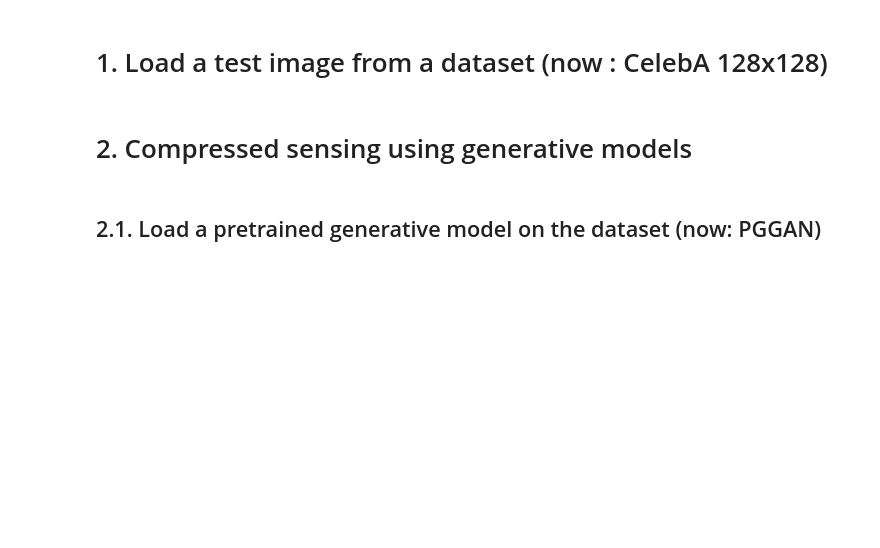
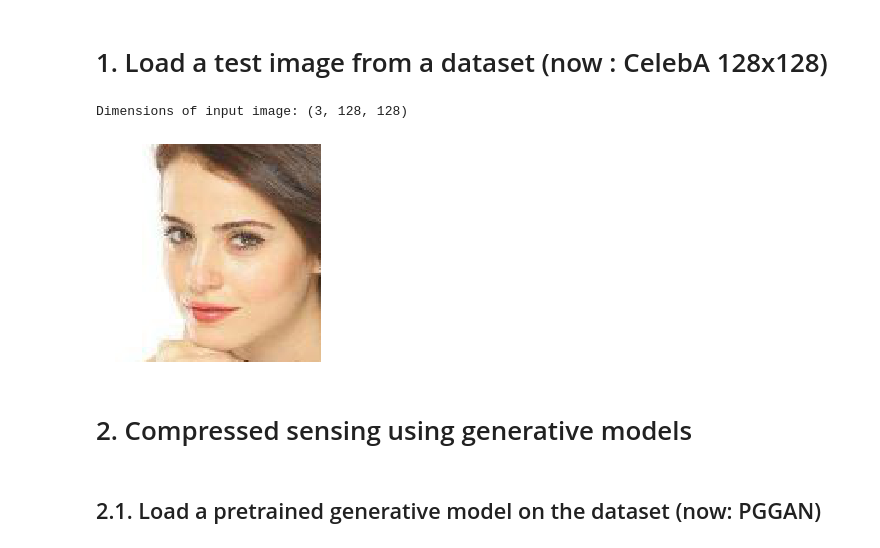
Before and after one commit to d-anguyen/Yeunuoc, a Jupyter notebook: CS-DD/Load_model.ipynb, the cells around one changed output. Drawn from its saved outputs; the diff is of its cells as text; code cells hidden in the pictures; blank space fills up the shorter version.

```diff
--- a/CS-DD/Load_model.ipynb
+++ b/CS-DD/Load_model.ipynb
@@ -40,30 +42,40 @@ else:
 # %%
 #dataset = 'mnist' # 'mnist' or 'celeba'
 dataset = 'celeba'
 path = './test_data/' + dataset + '/'
-img_name = dataset + '_128x128' # 1-5 (for celeba), 1-6 (for mnist)
+img_name = dataset + '1' # 1-5 (for celeba), 1-6 (for mnist)
 img_path = path + img_name + ".jpg"
 img_pil = Image.open(img_path)
-#if dataset == 'celeba':
-#    img_pil = img_pil.crop((60,80+20,60+64,80+84)) #crop to 3 x 64 x 64
+if dataset == 'celeba':
+    #img_pil = img_pil.crop((60,80+20,60+64,80+84)) #crop to 3 x 64 x 64
+
+    cx=89
+    cy=121
+    img_pil = img_pil.crop((cx-64, cy - 64, cx + 64, cy+64))
+
 img_np = pil_to_np(img_pil)
 print('Dimensions of input image:', img_np.shape)
 img_np = img_np / np.max(img_np)
 
 #img_np = (img_np- 1/2) *2 #convert to [-1,1]
 
 img_np_orig = 1*img_np
 
 if dataset == 'celeba':
     plt.imshow(img_np.transpose(1,2,0))
 else:
     plt.imshow(img_np[0,:,:])
     plt.gray()
 plt.axis('off')
 img_var = np_to_var(img_np).type(dtype)
 d = img_np.shape[1]
 out_ch = img_np.shape[0]
 d_image = img_np.size
+
+img_var = 2*img_var -1
+# %% [output]
+Dimensions of input image: (3, 128, 128)
+[figure, added]
 # %% [markdown]
 # 2. Compressed sensing using generative models
 # %% [markdown]
```
Also changed, not shown: parts of 22 cells of this notebook, 5 other files.
